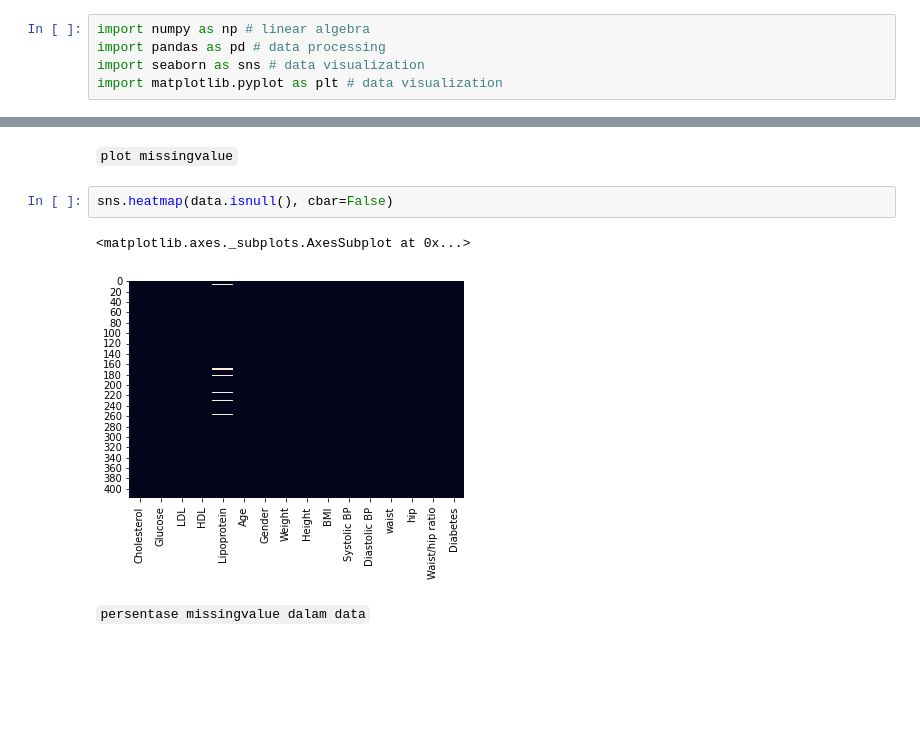
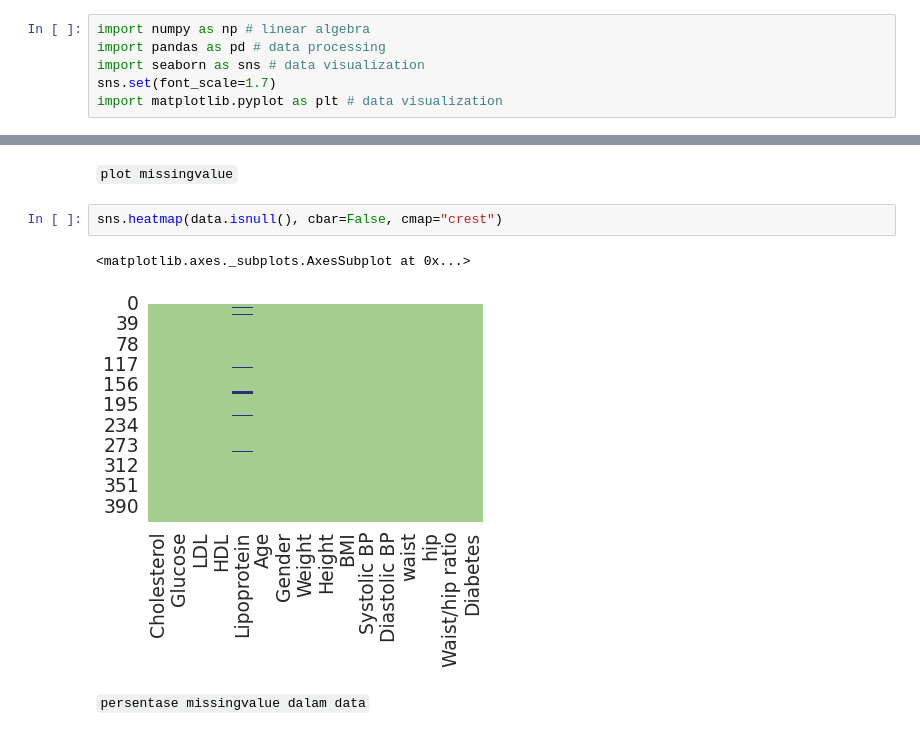
Before and after one commit to michstg/DiabetesClassification-DecisionTree-PCA-TuningParameter, a Jupyter notebook: DecisionTree_PCA_Diabetes.ipynb, the cells around one changed output, grey strips where cells are left out. Drawn from its saved outputs; the diff is of its cells as text; blank space fills up the shorter version.

```diff
--- a/DecisionTree_PCA_Diabetes.ipynb
+++ b/DecisionTree_PCA_Diabetes.ipynb
@@ -2,6 +2,7 @@
 import numpy as np # linear algebra
 import pandas as pd # data processing
 import seaborn as sns # data visualization
+sns.set(font_scale=1.7)
 import matplotlib.pyplot as plt # data visualization
 # %% [markdown]
 `read data diabetes`
@@ -48,10 +49,10 @@ Total variabel numerikal : 15
 # %% [markdown]
 `plot missingvalue`
 # %%
-sns.heatmap(data.isnull(), cbar=False)
+sns.heatmap(data.isnull(), cbar=False, cmap="crest")
 # %% [output]
 <matplotlib.axes._subplots.AxesSubplot at 0x...>
-[figure, old version]
+[figure, new version]
 # %% [markdown]
 `persentase missingvalue dalam data`
 # %%
```
Also changed, not shown: parts of 17 cells of this notebook.
